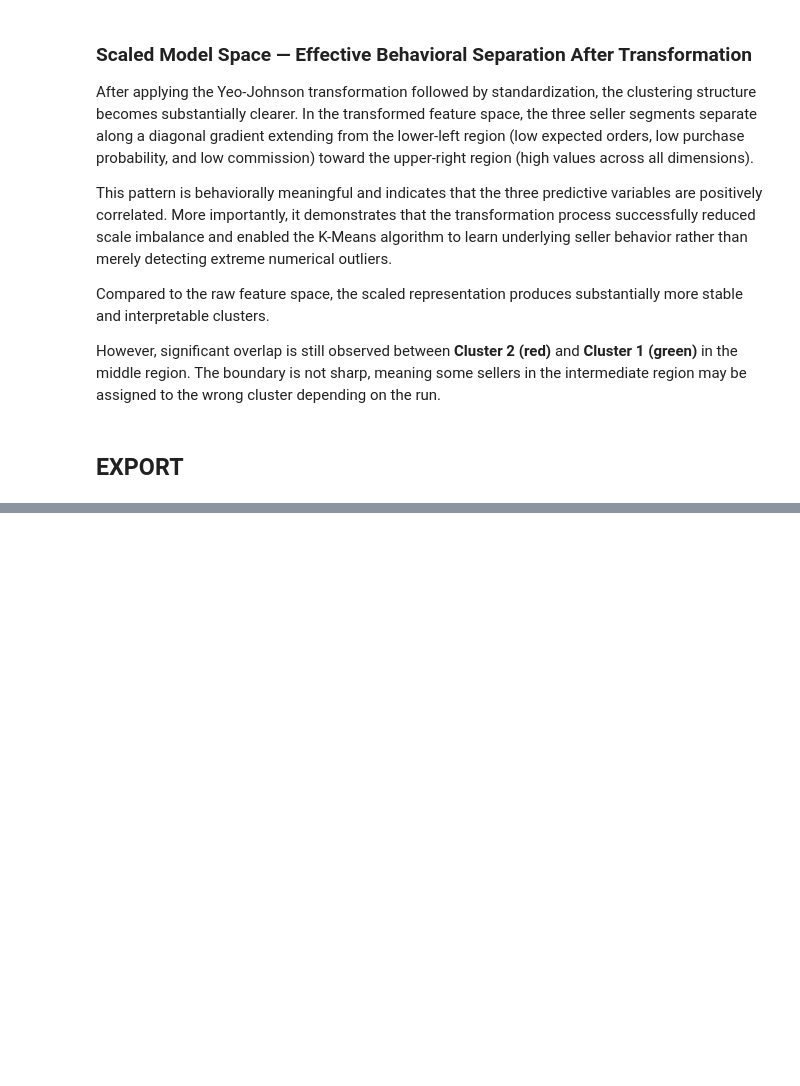
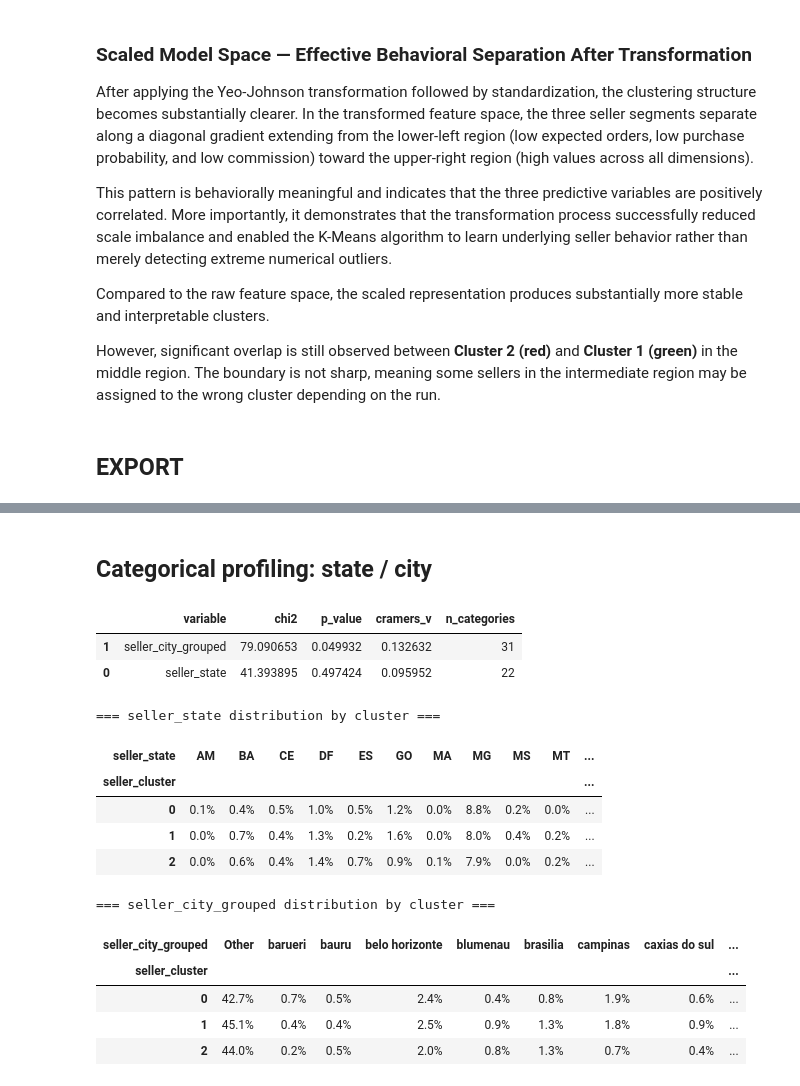
Before and after one commit to Dungxdseb/marketing-driven-data-unlock, a Jupyter notebook: notebooks/K-mean.ipynb, the cells around one changed output, grey strips where cells are left out. Drawn from its saved outputs; the diff is of its cells as text; code cells hidden in the pictures; blank space fills up the shorter version.

```diff
--- a/notebooks/K-mean.ipynb
+++ b/notebooks/K-mean.ipynb
@@ -1042,3 +1170,74 @@ fig = px.imshow(
 fig.show()
 # %% [output]
 [interactive output not drawn]
+# %% [markdown]
+## Categorical profiling: state / city
+# %%
+from scipy.stats import chi2_contingency
+
+cat_df = external_raw_df[[CLUSTER_COL, "seller_state", "seller_city"]].copy()
+
+top_cities = cat_df["seller_city"].value_counts().head(30).index
+cat_df["seller_city_grouped"] = np.where(
+    cat_df["seller_city"].isin(top_cities),
+    cat_df["seller_city"],
+    "Other"
+)
+
+CAT_COLS = ["seller_state", "seller_city_grouped"]
+
+cat_rows = []
+
+for col in CAT_COLS:
+    temp = cat_df[[CLUSTER_COL, col]].dropna()
+    table = pd.crosstab(temp[CLUSTER_COL], temp[col])
+
+    if table.shape[0] < 2 or table.shape[1] < 2:
+        continue
+
+    chi2, p_value, dof, expected = chi2_contingency(table)
+
+    n = table.values.sum()
+    r, c = table.shape
+    cramers_v = np.sqrt(chi2 / (n * min(r - 1, c - 1)))
+
+    cat_rows.append({
+        "variable": col,
+        "chi2": chi2,
+        "p_value": p_value,
+        "cramers_v": cramers_v,
+        "n_categories": c,
+    })
+
+cat_tests = (
+    pd.DataFrame(cat_rows)
+    .sort_values(["cramers_v", "p_value"], ascending=[False, True])
+)
+
+display(cat_tests)
+
+for col in CAT_COLS:
+    print(f"\n=== {col} distribution by cluster ===")
+    display(
+        pd.crosstab(
+            cat_df[CLUSTER_COL],
+            cat_df[col],
+            normalize="index"
+        ).style.format("{:.1%}")
+    )
+# %% [output]
+|  | variable | chi2 | p_value | cramers_v | n_categories |
+| 1 | seller_city_grouped | 79.090653 | 0.049932 | 0.132632 | 31 |
+| 0 | seller_state | 41.393895 | 0.497424 | 0.095952 | 22 |
+=== seller_state distribution by cluster ===
+| seller_state | AM | BA | CE | DF | ES | GO | MA | MG | MS | MT | ... |
+| seller_cluster |  |  |  |  |  |  |  |  |  |  | ... |
+| 0 | 0.1% | 0.4% | 0.5% | 1.0% | 0.5% | 1.2% | 0.0% | 8.8% | 0.2% | 0.0% | ... |
+| 1 | 0.0% | 0.7% | 0.4% | 1.3% | 0.2% | 1.6% | 0.0% | 8.0% | 0.4% | 0.2% | ... |
+| 2 | 0.0% | 0.6% | 0.4% | 1.4% | 0.7% | 0.9% | 0.1% | 7.9% | 0.0% | 0.2% | ... |
+=== seller_city_grouped distribution by cluster ===
+| seller_city_grouped | Other | barueri | bauru | belo horizonte | blumenau | brasilia | campinas | caxias do sul | ... |
+| seller_cluster |  |  |  |  |  |  |  |  | ... |
+| 0 | 42.7% | 0.7% | 0.5% | 2.4% | 0.4% | 0.8% | 1.9% | 0.6% | ... |
+| 1 | 45.1% | 0.4% | 0.4% | 2.5% | 0.9% | 1.3% | 1.8% | 0.9% | ... |
+| 2 | 44.0% | 0.2% | 0.5% | 2.0% | 0.8% | 1.3% | 0.7% | 0.4% | ... |
```
Also changed, not shown: parts of 10 cells of this notebook, 1 other file.
